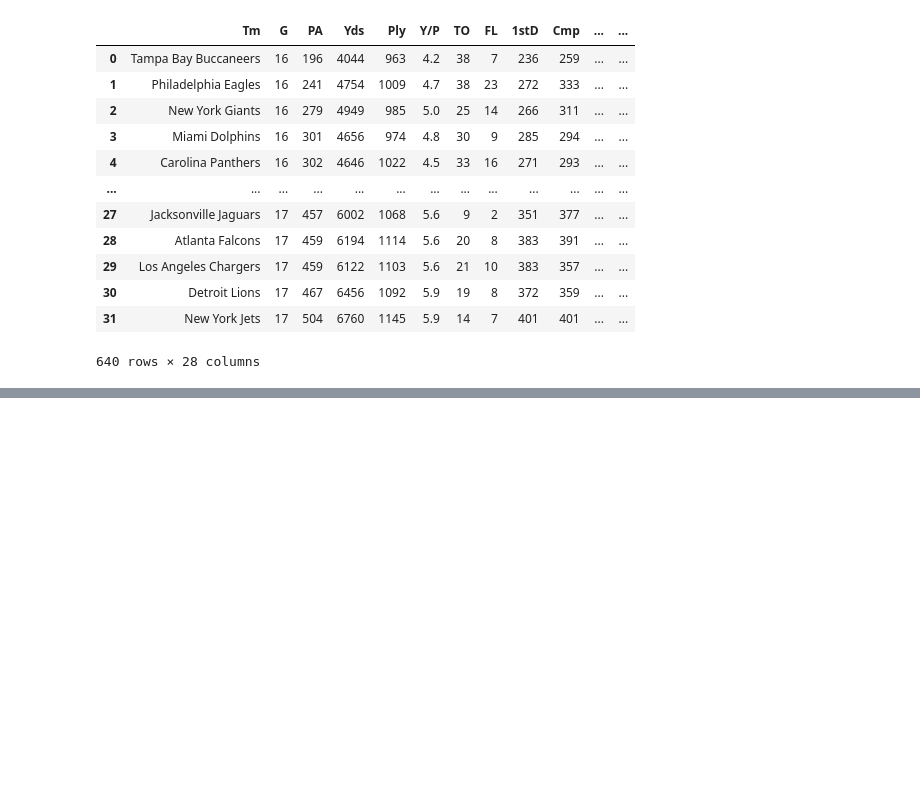
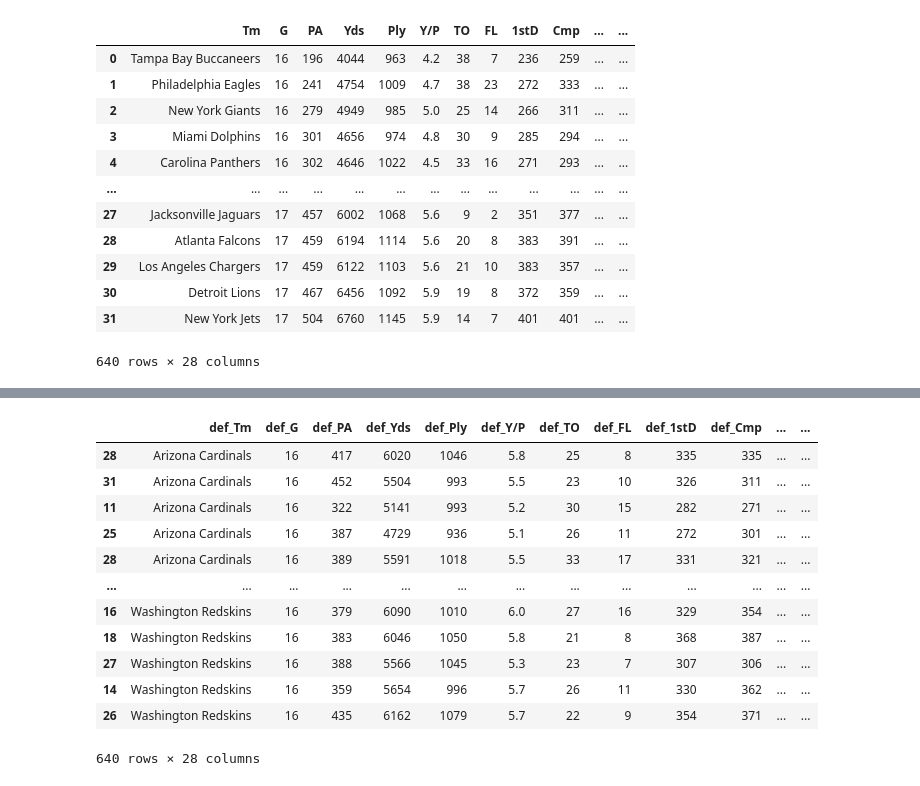
Before and after one commit to mohitsingh4744/super-bowl-2023-prediction, a Jupyter notebook: data-accumulation.ipynb, the cells around one changed output, grey strips where cells are left out. Saved outputs shown, nothing was run; the diff lists cells and outputs as text; code cells hidden in the pictures; blank space fills up the shorter version.

```diff
--- a/super-bowl-prediction.ipynb
+++ b/data-accumulation.ipynb
@@ -49,0 +56,5 @@ df_def
+# %%
+df_off = df_off.sort_values(by=['Tm', 'Year']).reset_index()
+df_off = df_off.add_prefix('off_')
+df_def = df_def.sort_values(by=['Tm', 'Year']).reset_index()
+df_def = df_def.add_prefix('def_')
@@ -50,3 +84,19 @@ df_def
+# %%
+df_def
+# %% [output]
+|  | def_Tm | def_G | def_PA | def_Yds | def_Ply | def_Y/P | def_TO | def_FL | def_1stD | def_Cmp | ... | ... |
+| 28 | Arizona Cardinals | 16 | 417 | 6020 | 1046 | 5.8 | 25 | 8 | 335 | 335 | ... | ... |
+| 31 | Arizona Cardinals | 16 | 452 | 5504 | 993 | 5.5 | 23 | 10 | 326 | 311 | ... | ... |
+| 11 | Arizona Cardinals | 16 | 322 | 5141 | 993 | 5.2 | 30 | 15 | 282 | 271 | ... | ... |
+| 25 | Arizona Cardinals | 16 | 387 | 4729 | 936 | 5.1 | 26 | 11 | 272 | 301 | ... | ... |
+| 28 | Arizona Cardinals | 16 | 389 | 5591 | 1018 | 5.5 | 33 | 17 | 331 | 321 | ... | ... |
+| ... | ... | ... | ... | ... | ... | ... | ... | ... | ... | ... | ... | ... |
+| 16 | Washington Redskins | 16 | 379 | 6090 | 1010 | 6.0 | 27 | 16 | 329 | 354 | ... | ... |
+| 18 | Washington Redskins | 16 | 383 | 6046 | 1050 | 5.8 | 21 | 8 | 368 | 387 | ... | ... |
+| 27 | Washington Redskins | 16 | 388 | 5566 | 1045 | 5.3 | 23 | 7 | 307 | 306 | ... | ... |
+| 14 | Washington Redskins | 16 | 359 | 5654 | 996 | 5.7 | 26 | 11 | 330 | 362 | ... | ... |
+| 26 | Washington Redskins | 16 | 435 | 6162 | 1079 | 5.7 | 22 | 9 | 354 | 371 | ... | ... |
+640 rows × 28 columns
 # %%
 df_super_bowl_winners = pd.read_csv('super-bowl-winners.csv')
 df_super_bowl_winners
```
Also changed, not shown: parts of 7 cells of this notebook, 3 other files.
